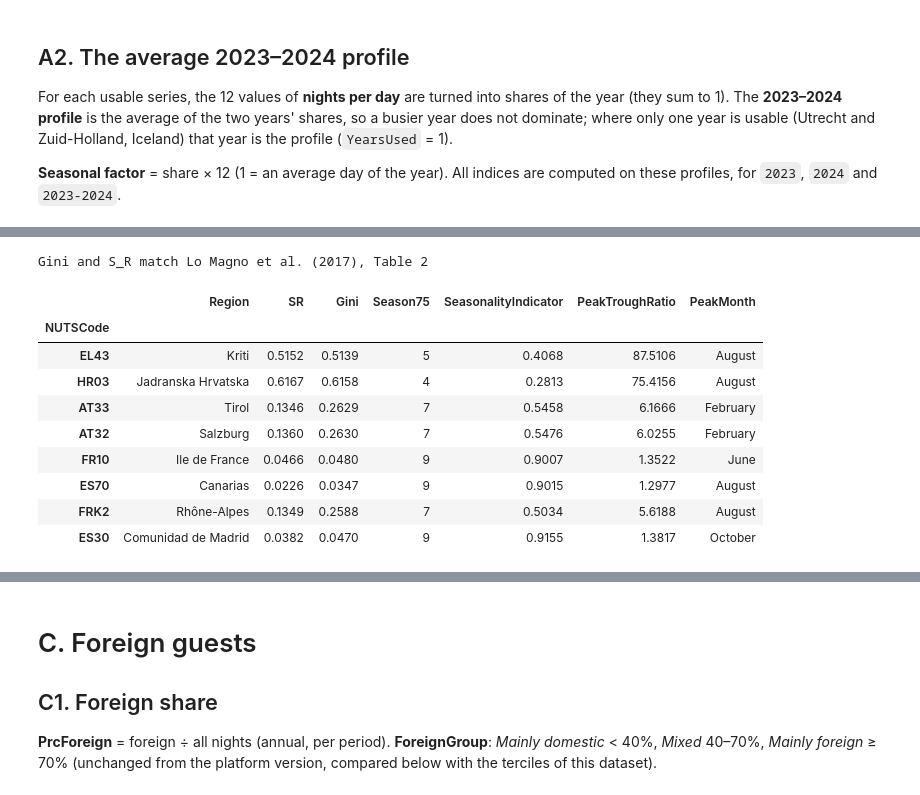
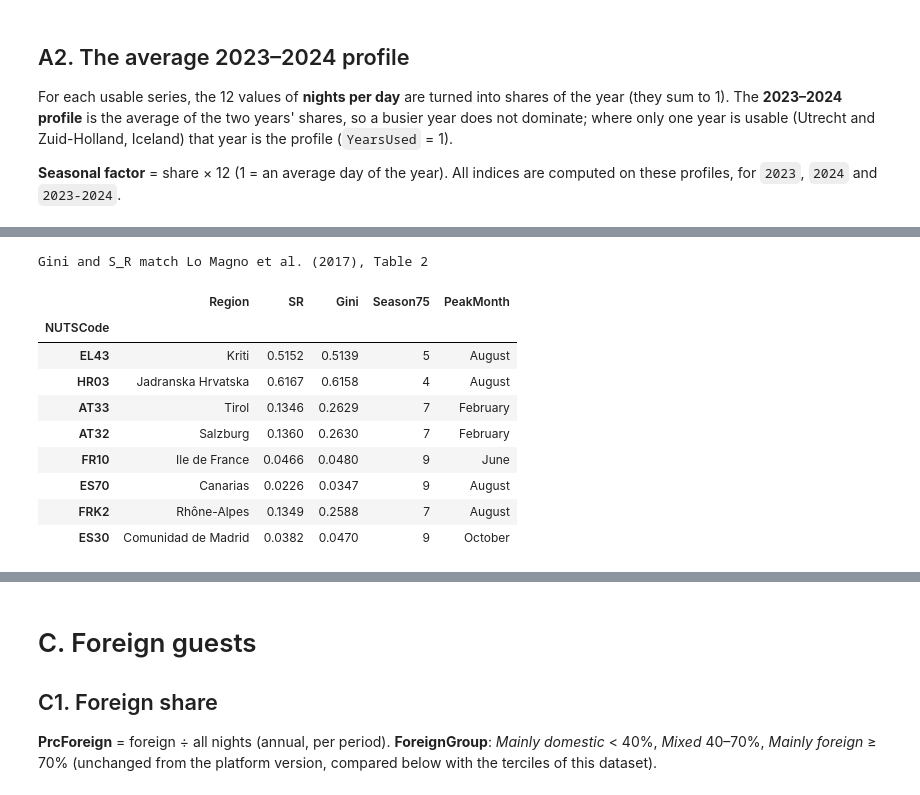
Before and after one commit to lomska/AI-Assisted-Dataviz, a Jupyter notebook: EUForeignTourismRhythms/Stage 2 Indices.ipynb, the cells around one changed output, grey strips where cells are left out. Drawn from its saved outputs; the diff is of its cells as text; code cells hidden in the pictures.

```diff
--- a/EUForeignTourismRhythms/Stage 2 Indices.ipynb
+++ b/EUForeignTourismRhythms/Stage 2 Indices.ipynb
@@ -68,5 +82,5 @@ Months flagged **`u` (low reliability)** are kept, but the series is marked `Low
 # %%
-MIN_NIGHTS = 10_000
+MIN_NIGHTS = 100_000
 complete = npd.notna().all(axis=1) & ~flags["C"].reindex(npd.index, fill_value=False)
 volume_ok = complete & (annual.reindex(npd.index) >= MIN_NIGHTS)
 low_rel = flags["u"].reindex(npd.index, fill_value=False)
@@ -87,8 +101,11 @@ ev = pd.DataFrame({"dGini": (gw[2024] - gw[2023]).abs(),
                                            labels=["< 3k", "3k-10k", "10k-30k", "30k-100k", "100k-1m", "> 1m"])})
 display(ev.groupby("annual nights", observed=True)["dGini"].agg(series="size", typical_change="median",
                                                                  p90_change=lambda s: s.quantile(0.9)).round(3))
-print(f"{int(volume_ok.sum()):,} of {len(npd):,} series usable; below the rule:",
-      sorted(regions.loc[npd.index[~volume_ok].get_level_values('NUTSCode').unique(), 'Region'].unique()))
+print(f"{int(volume_ok.sum()):,} of {len(npd):,} series usable. Series left out:")
+left = pd.DataFrame({"missing or confidential months": ~complete, f"under {MIN_NIGHTS:,} nights": ~(annual.reindex(npd.index) >= MIN_NIGHTS)})[~volume_ok]
+left = left.assign(reason=left.apply(lambda r: ", ".join(k for k, v in r.items() if v), axis=1)).reset_index()
+left["Region"] = left["NUTSCode"].map(regions["Region"])
+display(left.pivot_table(index=["Region", "NUTSCode", "Year"], columns="ResidenceCountry", values="reason", aggfunc="first").fillna(""))
 # %% [output]
 |  | series | typical_change | p90_change |
 | annual nights |  |  |  |
@@ -149,47 +177,41 @@ def s_r(y):
 
 for y, g_p, sr_p in [([0]*6 + [120] + [0]*5, .917, 1.000), ([0]*5 + [60, 60] + [0]*5, .833, .833),
                      ([0]*3 + [60, 0, 0, 0, 0, 60, 0, 0, 0], .833, .500), ([2, 4, 10, 20, 16, 8, 2, 4, 10, 20, 16, 8], .356, .189)]:
     assert abs(gini(y) - g_p) < .0015 and abs(s_r(y) - sr_p) < .0015
 print("Gini and S_R match Lo Magno et al. (2017), Table 2")
 
 def season75(y):
     v = np.sort(np.asarray(y, float))[::-1]
     return int(np.argmax(np.cumsum(v) >= 0.75 * v.sum() - 1e-12)) + 1
 
 X = profiles.to_numpy()
 idx = pd.DataFrame(index=profiles.index)
 idx["SR"] = [s_r(r) for r in X]
 idx["Gini"] = [gini(r) for r in X]
 idx["Season75"] = [season75(r) for r in X]
-idx["SeasonalityIndicator"] = X.mean(axis=1) / X.max(axis=1)
-mn = X.min(axis=1)
-idx["PeakTroughRatio"] = np.where(mn > 0, X.max(axis=1) / np.where(mn > 0, mn, 1), np.nan)   # empty when a month has no nights
 idx["PeakMonth"] = [MONTH_NAMES[i] for i in X.argmax(axis=1)]
-idx["TroughMonth"] = [MONTH_NAMES[i] for i in X.argmin(axis=1)]
 fac = profiles * T                                                   # seasonal factors
-idx["JulAugFactor"] = fac[["July", "August"]].mean(axis=1)
-idx["WinterFactor"] = fac[["December", "January", "February"]].mean(axis=1)
 idx = idx.round(4)
 
 # Months in the 75% season, for the profile file.
 def flag75(y):
     order = np.argsort(-np.asarray(y, float), kind="stable")
     out = np.zeros(T, int); out[order[:season75(y)]] = 1
     return out
 prc75 = pd.DataFrame([flag75(r) for r in X], index=profiles.index, columns=MONTH_NAMES)
 
 show = ["EL43", "HR03", "AT33", "AT32", "FR10", "ES70", "FRK2", "ES30"]
 ex = idx.xs(("Total", "2023-2024"), level=["ResidenceCountry", "Period"]).reindex(show)
-display(ex.assign(Region=regions["Region"].reindex(show).values)[["Region", "SR", "Gini", "Season75", "SeasonalityIndicator", "PeakTroughRatio", "PeakMonth"]])
+display(ex.assign(Region=regions["Region"].reindex(show).values)[["Region", "SR", "Gini", "Season75", "PeakMonth"]])
 # %% [output]
 Gini and S_R match Lo Magno et al. (2017), Table 2
-|  | Region | SR | Gini | Season75 | SeasonalityIndicator | PeakTroughRatio | PeakMonth |
-| NUTSCode |  |  |  |  |  |  |  |
-| EL43 | Kriti | 0.5152 | 0.5139 | 5 | 0.4068 | 87.5106 | August |
-| HR03 | Jadranska Hrvatska | 0.6167 | 0.6158 | 4 | 0.2813 | 75.4156 | August |
-| AT33 | Tirol | 0.1346 | 0.2629 | 7 | 0.5458 | 6.1666 | February |
-| AT32 | Salzburg | 0.1360 | 0.2630 | 7 | 0.5476 | 6.0255 | February |
-| FR10 | Ile de France | 0.0466 | 0.0480 | 9 | 0.9007 | 1.3522 | June |
-| ES70 | Canarias | 0.0226 | 0.0347 | 9 | 0.9015 | 1.2977 | August |
-| FRK2 | Rhône-Alpes | 0.1349 | 0.2588 | 7 | 0.5034 | 5.6188 | August |
-| ES30 | Comunidad de Madrid | 0.0382 | 0.0470 | 9 | 0.9155 | 1.3817 | October |
+|  | Region | SR | Gini | Season75 | PeakMonth |
+| NUTSCode |  |  |  |  |  |
+| EL43 | Kriti | 0.5152 | 0.5139 | 5 | August |
+| HR03 | Jadranska Hrvatska | 0.6167 | 0.6158 | 4 | August |
+| AT33 | Tirol | 0.1346 | 0.2629 | 7 | February |
+| AT32 | Salzburg | 0.1360 | 0.2630 | 7 | February |
+| FR10 | Ile de France | 0.0466 | 0.0480 | 9 | June |
+| ES70 | Canarias | 0.0226 | 0.0347 | 9 | August |
+| FRK2 | Rhône-Alpes | 0.1349 | 0.2588 | 7 | August |
+| ES30 | Comunidad de Madrid | 0.0382 | 0.0470 | 9 | October |
```
Also changed, not shown: parts of 26 cells of this notebook, 7 other files.
